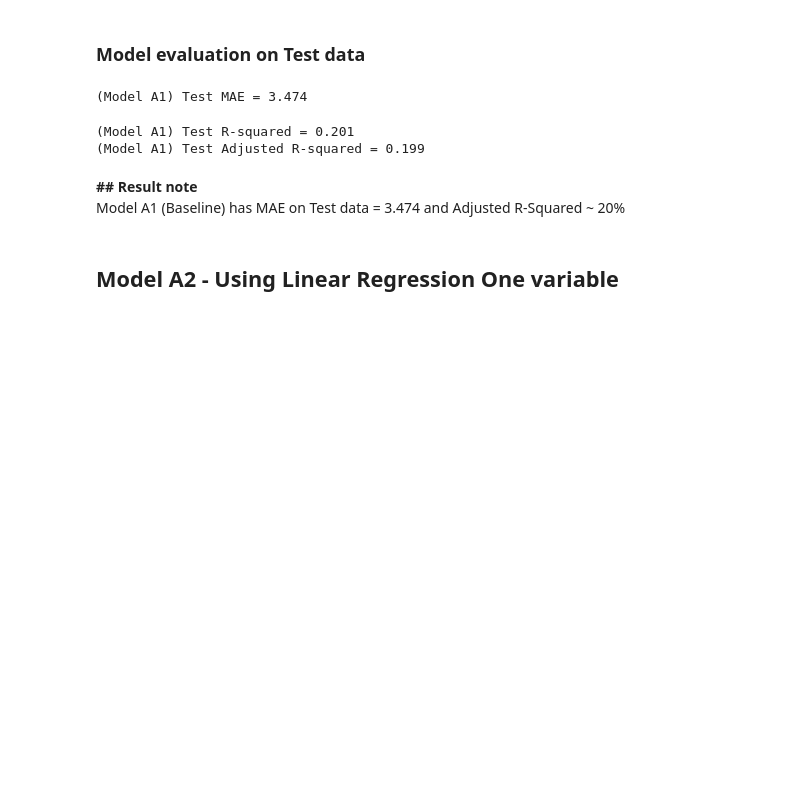
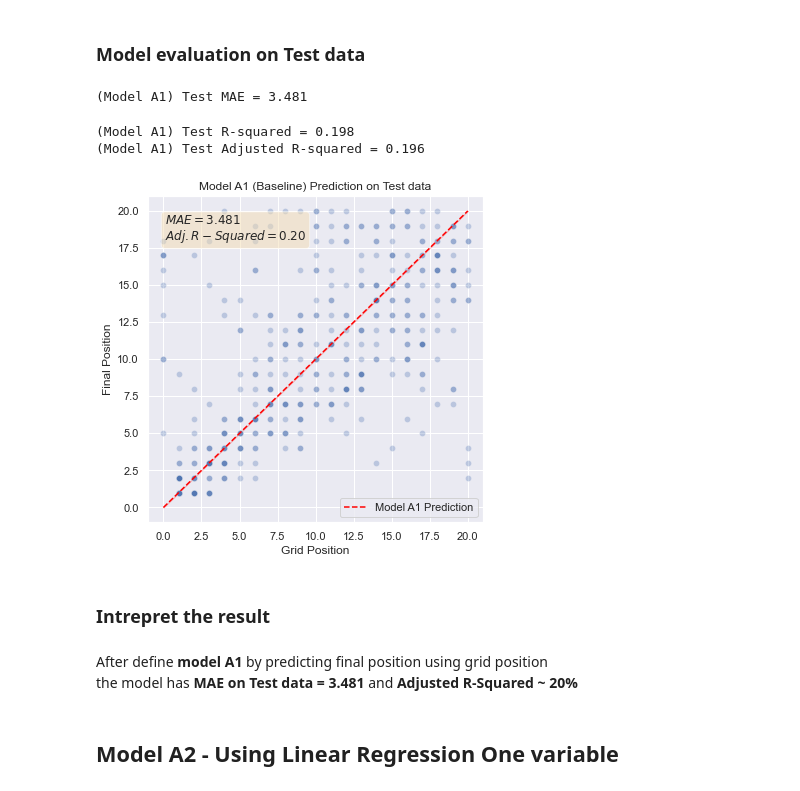
Before and after one commit to snn2spade/scb_challenge, a Jupyter notebook: f1_prediction.ipynb, the cells around one changed output. Drawn from its saved outputs; the diff is of its cells as text; code cells hidden in the pictures; blank space fills up the shorter version.

```diff
--- a/f1_prediction.ipynb
+++ b/f1_prediction.ipynb
@@ -239,20 +251,41 @@ print(f"(Model A1) Train Adjusted R-squared = {adj_train_r2}")
 ### Model evaluation on Test data
 # %%
 from sklearn.metrics import mean_absolute_error
-print(f"(Model A1) Test MAE = {round(mean_absolute_error(y_test, y_test_pred),3)}")
+model_a1_test_mae = round(mean_absolute_error(y_test, y_test_a1_pred),3)
+print(f"(Model A1) Test MAE = {model_a1_test_mae}")
 # %% [output]
-(Model A1) Test MAE = 3.474
+(Model A1) Test MAE = 3.481
 # %%
 from sklearn.metrics import r2_score
-test_r2 = round(r2_score(y_test, y_test_pred),3)
-print(f"(Model A1) Test R-squared = {test_r2}")
-adj_test_r2 = round((1 - (1 - test_r2) * ((X_test_t.shape[0] - 1) / (X_test_t.shape[0] - X_test_t.shape[1] - 1))), 3)
-print(f"(Model A1) Test Adjusted R-squared = {adj_test_r2}")
+model_a1_test_r2 = round(r2_score(y_test, y_test_a1_pred),3)
+print(f"(Model A1) Test R-squared = {model_a1_test_r2}")
+model_a1_adj_test_r2 = round((1 - (1 - model_a1_test_r2) * ((X_test_a1.shape[0] - 1) / (X_test_a1.shape[0] - X_test_a1.shape[1] - 1))), 3)
+print(f"(Model A1) Test Adjusted R-squared = {model_a1_adj_test_r2}")
 # %% [output]
-(Model A1) Test R-squared = 0.201
-(Model A1) Test Adjusted R-squared = 0.199
+(Model A1) Test R-squared = 0.198
+(Model A1) Test Adjusted R-squared = 0.196
+# %%
+sns.set_theme()
+f, ax = plt.subplots(figsize=(6, 6))
+sns.lineplot(x=X_test_a1["final_grid"], y=y_test_a1_pred, color="red", linestyle="--")
+sns.scatterplot(x=X_test_a1["final_grid"], y=y_test, alpha=0.3)
+ax.set_xlabel("Grid Position")
+ax.set_ylabel("Final Position")
+plt.legend(["Model A1 Prediction"])
+plt.title("Model A1 (Baseline) Prediction on Test data")
+textstr = '\n'.join((
+    r'$MAE=%.3f$' % (model_a1_test_mae, ),
+    r'$Adj. R-Squared=%.2f$' % (model_a1_adj_test_r2, )))
+props = dict(boxstyle='round', facecolor='wheat', alpha=0.5)
+ax.text(0.05, 0.95, textstr, transform=ax.transAxes, fontsize=12,
+        verticalalignment='top', bbox=props)
+plt.show()
+# %% [output]
+[figure, added]
+# %% [markdown]
+### Intrepret the result
 # %% [markdown]
-<b> ## Result note </b> <br>
-Model A1 (Baseline) has MAE on Test data = 3.474 and Adjusted R-Squared ~ 20%
+After define <b>model A1</b> by predicting final position using grid position <br>
+the model has <b>MAE on Test data = 3.481</b> and <b>Adjusted R-Squared ~ 20%</b>
 # %% [markdown]
 ## Model A2 - Using Linear Regression One variable
```
Also changed, not shown: parts of 101 cells of this notebook.
